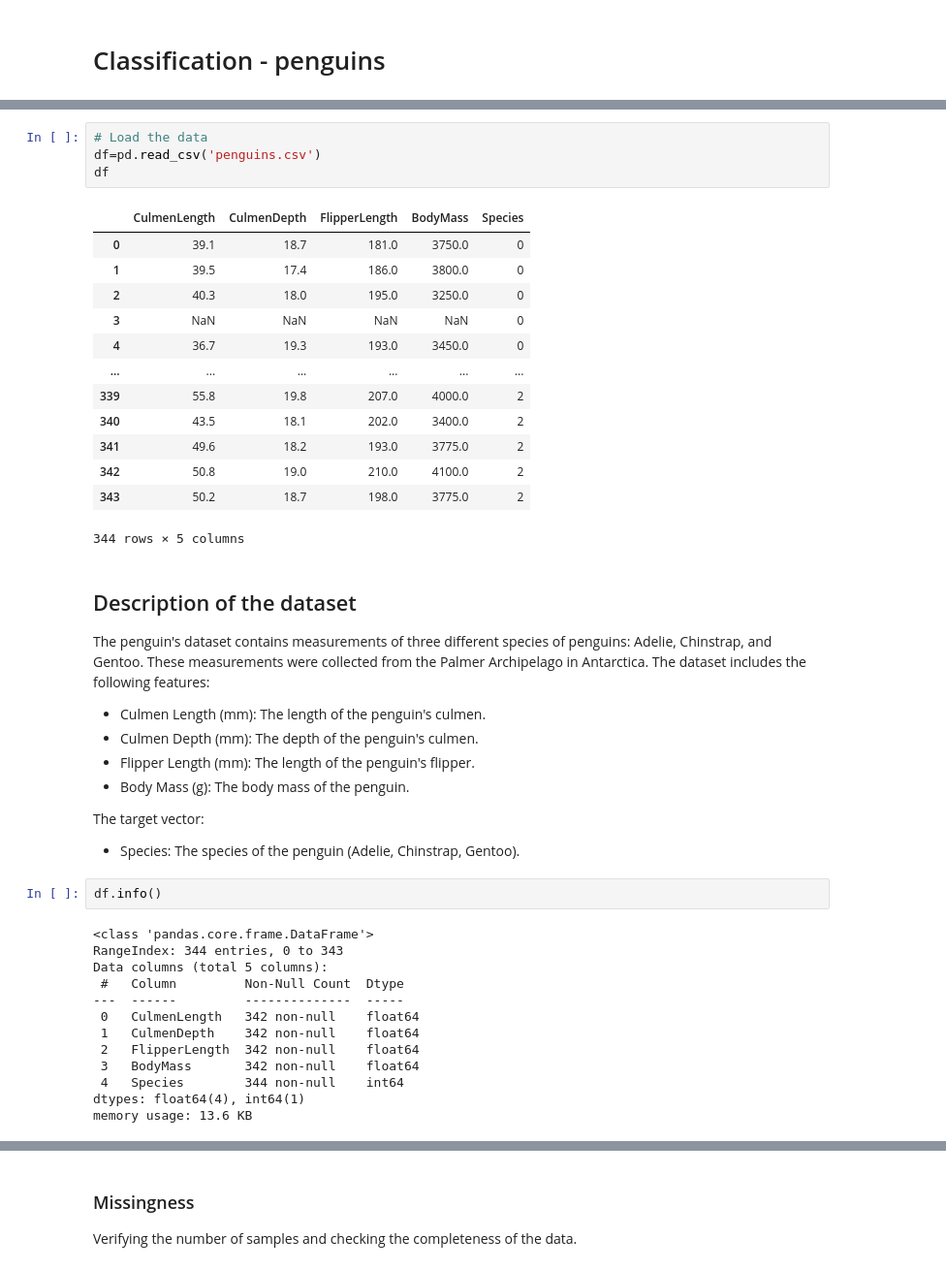
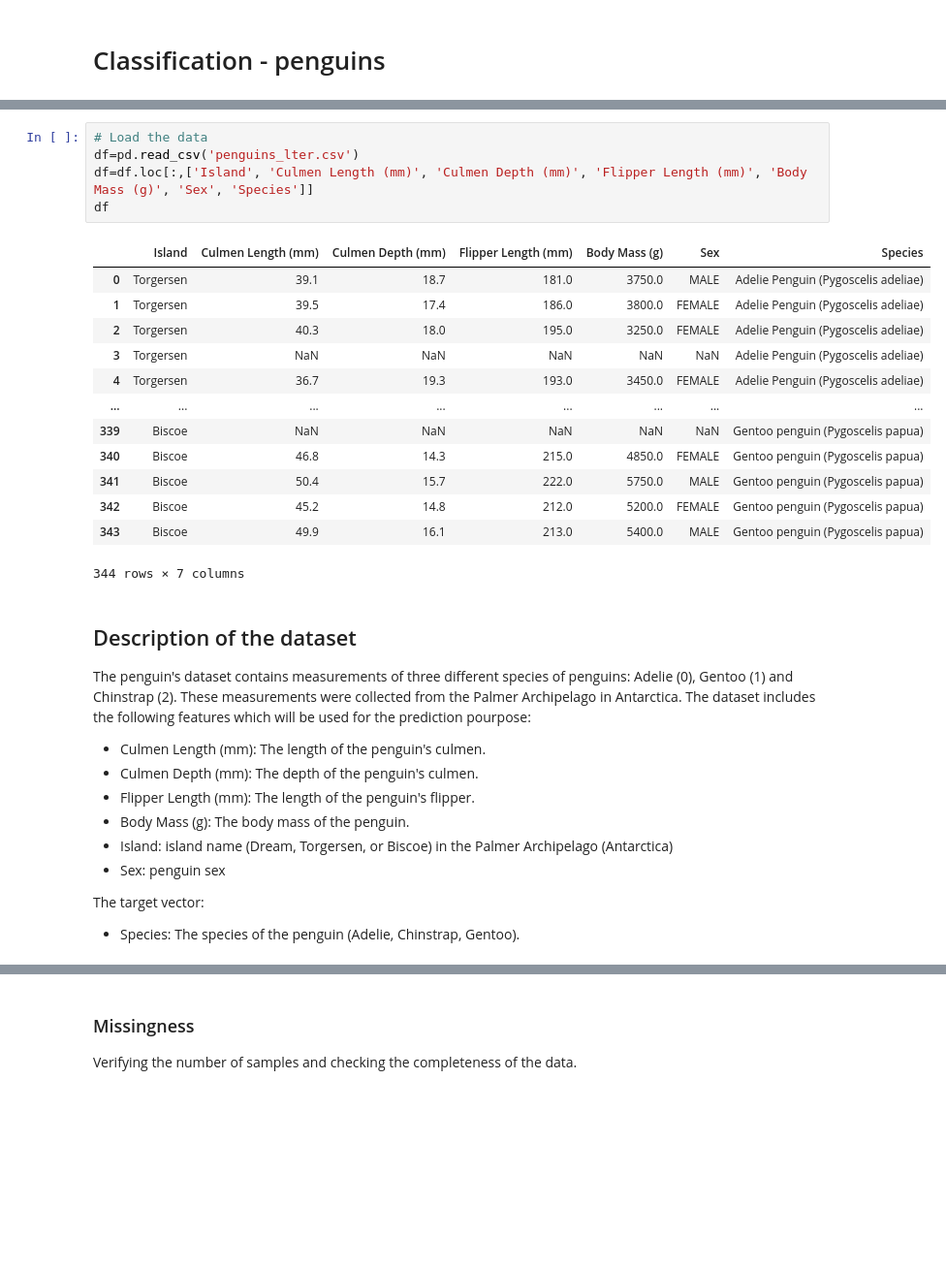
Before and after one commit to ania293/Classification_penguins, a Jupyter notebook: penguins.ipynb, the cells around one changed output, grey strips where cells are left out. Shown at 97% size. Cells and saved outputs as stored; diff of their text form; blank space fills up the shorter version.

```diff
--- a/penguins.ipynb
+++ b/penguins.ipynb
@@ -19,45 +36,33 @@ from functions import model_perform
 # %%
 # Load the data
-df=pd.read_csv('penguins.csv')
+df=pd.read_csv('penguins_lter.csv')
+df=df.loc[:,['Island', 'Culmen Length (mm)', 'Culmen Depth (mm)', 'Flipper Length (mm)', 'Body Mass (g)', 'Sex', 'Species']]
 df
 # %% [output]
-|  | CulmenLength | CulmenDepth | FlipperLength | BodyMass | Species |
-| 0 | 39.1 | 18.7 | 181.0 | 3750.0 | 0 |
-| 1 | 39.5 | 17.4 | 186.0 | 3800.0 | 0 |
-| 2 | 40.3 | 18.0 | 195.0 | 3250.0 | 0 |
-| 3 | NaN | NaN | NaN | NaN | 0 |
-| 4 | 36.7 | 19.3 | 193.0 | 3450.0 | 0 |
-| ... | ... | ... | ... | ... | ... |
-| 339 | 55.8 | 19.8 | 207.0 | 4000.0 | 2 |
-| 340 | 43.5 | 18.1 | 202.0 | 3400.0 | 2 |
-| 341 | 49.6 | 18.2 | 193.0 | 3775.0 | 2 |
-| 342 | 50.8 | 19.0 | 210.0 | 4100.0 | 2 |
-| 343 | 50.2 | 18.7 | 198.0 | 3775.0 | 2 |
+|  | Island | Culmen Length (mm) | Culmen Depth (mm) | Flipper Length (mm) | Body Mass (g) | Sex | Species |
+| 0 | Torgersen | 39.1 | 18.7 | 181.0 | 3750.0 | MALE | Adelie Penguin (Pygoscelis adeliae) |
+| 1 | Torgersen | 39.5 | 17.4 | 186.0 | 3800.0 | FEMALE | Adelie Penguin (Pygoscelis adeliae) |
+| 2 | Torgersen | 40.3 | 18.0 | 195.0 | 3250.0 | FEMALE | Adelie Penguin (Pygoscelis adeliae) |
+| 3 | Torgersen | NaN | NaN | NaN | NaN | NaN | Adelie Penguin (Pygoscelis adeliae) |
+| 4 | Torgersen | 36.7 | 19.3 | 193.0 | 3450.0 | FEMALE | Adelie Penguin (Pygoscelis adeliae) |
+| ... | ... | ... | ... | ... | ... | ... | ... |
+| 339 | Biscoe | NaN | NaN | NaN | NaN | NaN | Gentoo penguin (Pygoscelis papua) |
+| 340 | Biscoe | 46.8 | 14.3 | 215.0 | 4850.0 | FEMALE | Gentoo penguin (Pygoscelis papua) |
+| 341 | Biscoe | 50.4 | 15.7 | 222.0 | 5750.0 | MALE | Gentoo penguin (Pygoscelis papua) |
+| 342 | Biscoe | 45.2 | 14.8 | 212.0 | 5200.0 | FEMALE | Gentoo penguin (Pygoscelis papua) |
+| 343 | Biscoe | 49.9 | 16.1 | 213.0 | 5400.0 | MALE | Gentoo penguin (Pygoscelis papua) |
-344 rows × 5 columns
+344 rows × 7 columns
 # %% [markdown]
 ## Description of the dataset
 
-The penguin's dataset contains measurements of three different species of penguins: Adelie, Chinstrap, and Gentoo. These measurements were collected from the Palmer Archipelago in Antarctica. The dataset includes the following features:
+The penguin's dataset contains measurements of three different species of penguins: Adelie (0), Gentoo (1) and Chinstrap (2). These measurements were collected from the Palmer Archipelago in Antarctica. The dataset includes the following features which will be used for the prediction pourpose:
 
 - Culmen Length (mm): The length of the penguin's culmen.
 - Culmen Depth (mm): The depth of the penguin's culmen.
 - Flipper Length (mm): The length of the penguin's flipper.
 - Body Mass (g): The body mass of the penguin.
+- Island: island name (Dream, Torgersen, or Biscoe) in the Palmer Archipelago (Antarctica)
+- Sex: penguin sex
 
 The target vector:
 - Species: The species of the penguin (Adelie, Chinstrap, Gentoo).
-# %%
-df.info()
-# %% [output]
-<class 'pandas.core.frame.DataFrame'>
-RangeIndex: 344 entries, 0 to 343
-Data columns (total 5 columns):
- #   Column         Non-Null Count  Dtype
----  ------         --------------  -----
- 0   CulmenLength   342 non-null    float64
- 1   CulmenDepth    342 non-null    float64
- 2   FlipperLength  342 non-null    float64
- 3   BodyMass       342 non-null    float64
- 4   Species        344 non-null    int64
-dtypes: float64(4), int64(1)
-memory usage: 13.6 KB
```
Also changed, not shown: parts of 44 cells of this notebook, 2 other files.
